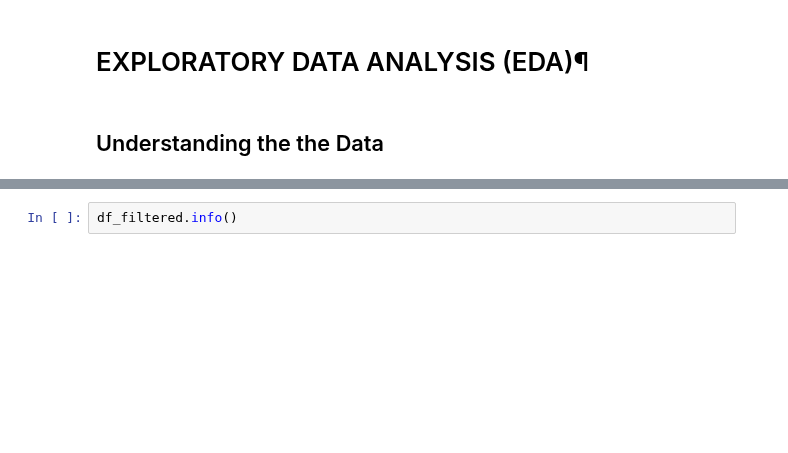
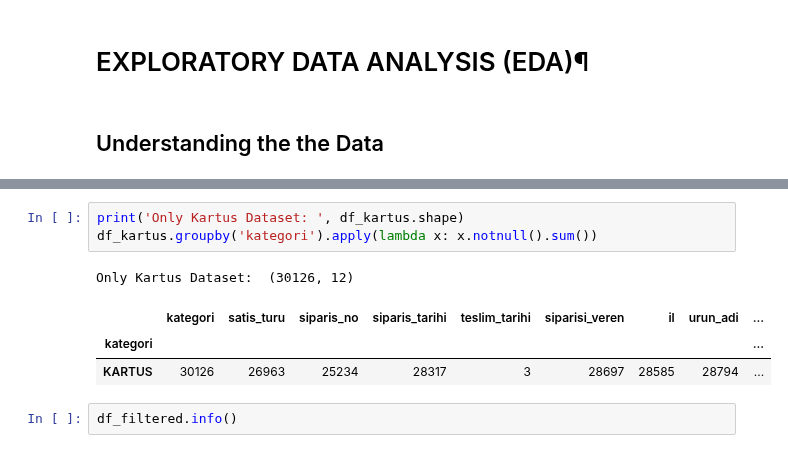
Before and after one commit to Duygu-Jones/LLM_Playground, a Jupyter notebook: 01_EDA/FEATURES/04_Siparis_Teslim_IrsaliyeDate_TeslimSure/Duygu/Duygu_EDA_NOTEBOOK.ipynb, the cells around one changed output, grey strips where cells are left out. Cells and saved outputs as stored; diff of their text form; blank space fills up the shorter version.

```diff
--- a/01_EDA/FEATURES/04_Siparis_Teslim_IrsaliyeDate_TeslimSure/Duygu/Duygu_EDA_NOTEBOOK.ipynb
+++ b/01_EDA/FEATURES/04_Siparis_Teslim_IrsaliyeDate_TeslimSure/Duygu/Duygu_EDA_NOTEBOOK.ipynb
@@ -390,6 +391,14 @@ df_filtered.groupby('kategori').apply(lambda x: x.notnull().sum())
 | OTOKLAV | 1242 | 1242 | 1242 | 1242 | 1242 | 1242 | 1228 | 1181 | ... |
 | REVERSE OSMOS | 204 | 201 | 195 | 199 | 204 | 204 | 202 | 204 | ... |
 | YIKAMA | 393 | 393 | 393 | 393 | 393 | 393 | 391 | 385 | ... |
+# %%
+print('Only Kartus Dataset: ', df_kartus.shape)
+df_kartus.groupby('kategori').apply(lambda x: x.notnull().sum())
+# %% [output]
+Only Kartus Dataset:  (30126, 12)
+|  | kategori | satis_turu | siparis_no | siparis_tarihi | teslim_tarihi | siparisi_veren | il | urun_adi | ... |
+| kategori |  |  |  |  |  |  |  |  | ... |
+| KARTUS | 30126 | 26963 | 25234 | 28317 | 3 | 28697 | 28585 | 28794 | ... |
 # %%
 df_filtered.info()
 # %% [output]
```
Also changed, not shown: parts of 19 cells of this notebook.
